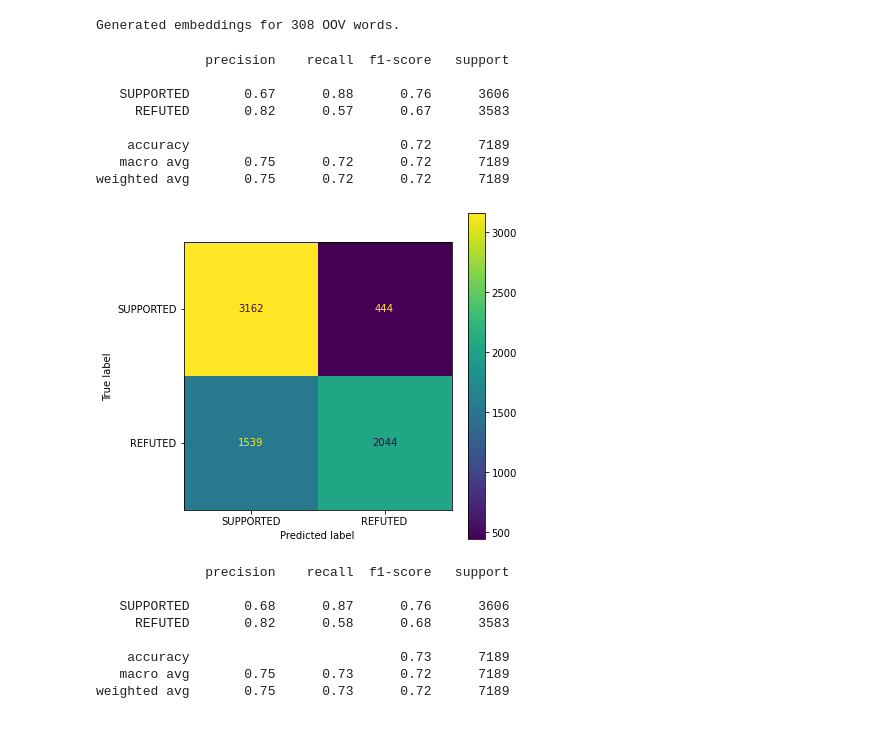
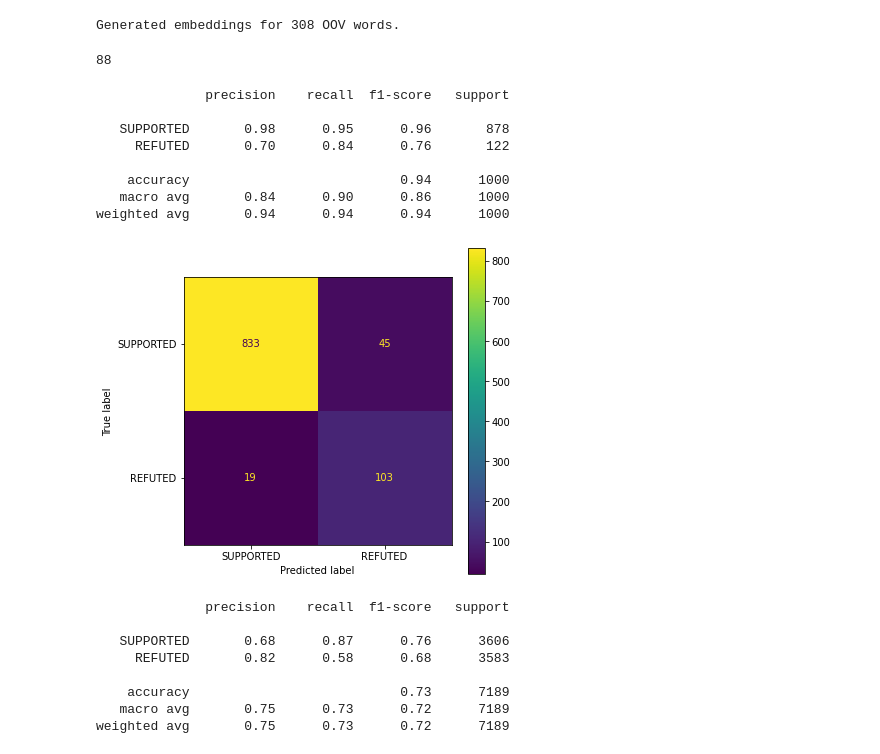
Before and after one commit to TheOnesThatWereAbroad/FactChecking, a Jupyter notebook: FactChecking.ipynb, the cells around one changed output. Drawn from its saved outputs; the diff is of its cells as text; code cells hidden in the pictures.

Commit message:
evaluation of the best model

```diff
--- a/FactChecking.ipynb
+++ b/FactChecking.ipynb
@@ -1036,12 +1031,16 @@ X_claim_test, X_evidence_test = encode_input(test_df, columns=input_columns, vec
 y_test = encode_target(test_df[target_column])
 # %% [output]
 Generated embeddings for 308 OOV words.
+# %%
+print(max_tokens)
+# %% [output]
+88
 # %%
 def evaluate_model(model, X_claim_test, X_evidence_test, y_test):
     """
     show classification report using model to predict output on X_test
     """
-    y_pred = model.predict({"claim": X_claim_test, "evidence": X_evidence_test})
+    y_pred = model.predict([{"claim": X_claim_test, "evidence": X_evidence_test}])
     y_pred = [1 if y > 0.5 else 0 for y in y_pred]
 
     labels = [1, 0]
@@ -1052,18 +1051,18 @@ def evaluate_model(model, X_claim_test, X_evidence_test, y_test):
     disp.plot(ax=ax)
 
     print(classification_report(y_test, y_pred, zero_division=0, labels=labels, target_names=target_names))
-# %%
-evaluate_model(model_base, X_claim_test, X_evidence_test, y_test)
-# %% [output]
-              precision    recall  f1-score   support
-
-   SUPPORTED       0.67      0.88      0.76      3606
-     REFUTED       0.82      0.57      0.67      3583
-
-    accuracy                           0.72      7189
-   macro avg       0.75      0.72      0.72      7189
-weighted avg       0.75      0.72      0.72      7189
-[figure, removed]
+# %%
+evaluate_model(model_base, X_claim_train[:1000], X_evidence_train[:1000], y_train[:1000])
+# %% [output]
+              precision    recall  f1-score   support
+
+   SUPPORTED       0.98      0.95      0.96       878
+     REFUTED       0.70      0.84      0.76       122
+
+    accuracy                           0.94      1000
+   macro avg       0.84      0.90      0.86      1000
+weighted avg       0.94      0.94      0.94      1000
+[figure, added]
 # %%
 evaluate_model(model_ext, X_claim_test, X_evidence_test, y_test)
 # %% [output]
```
Also changed, not shown: parts of 10 cells of this notebook.
